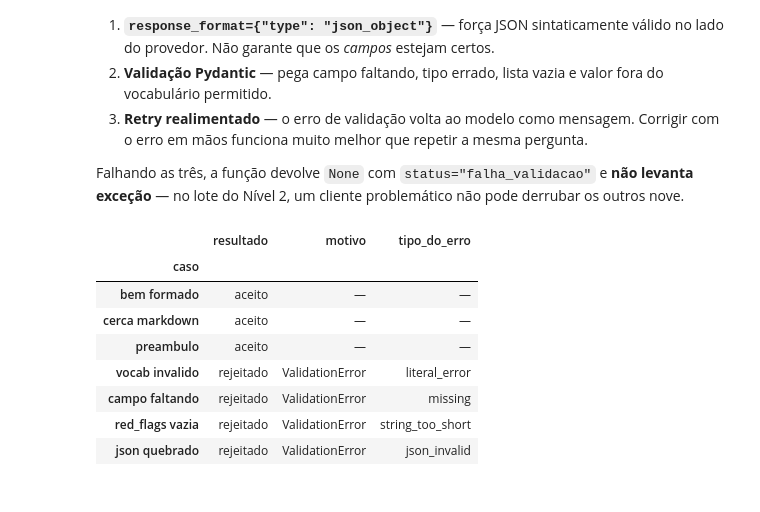
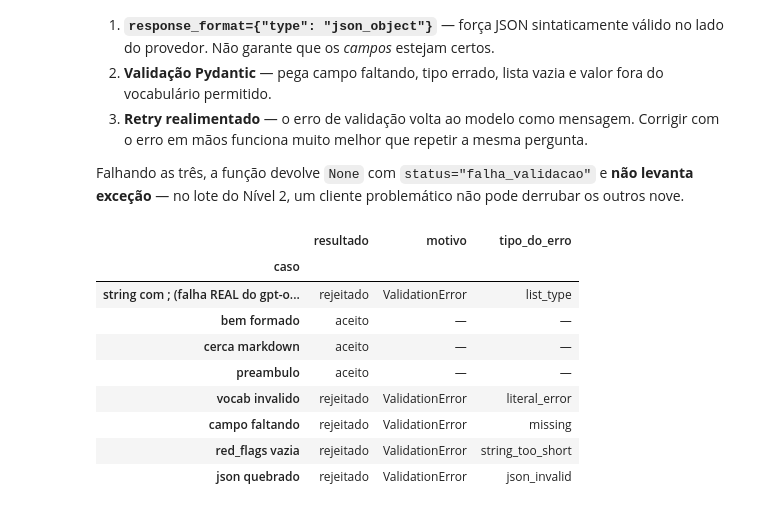
Before and after one commit to kevcruzz/desafio-pld-itau, a Jupyter notebook: nivel_1/nivel_1.ipynb, the cells around one changed output. Saved outputs shown, nothing was run; the diff lists cells and outputs as text; code cells hidden in the pictures.

````diff
--- a/nivel_1/nivel_1.ipynb
+++ b/nivel_1/nivel_1.ipynb
@@ -694,29 +785,32 @@ Falhando as três, a função devolve `None` com `status="falha_validacao"` e **
 no lote do Nível 2, um cliente problemático não pode derrubar os outros nove.
 # %%
 casos = [
+    ("string com ; (falha REAL do gpt-oss-120b)",
+      '{"nivel_risco":"alto","tipologia_suspeita":"Remessa atipica","red_flags":"op_acima_do_limite; ticket_acima_da_mediana; moeda_estrangeira","justificativa":"Operacao destoa em ordem de grandeza do restante da conta."}'),
     ("bem formado",     '{"nivel_risco":"alto","tipologia_suspeita":"Fracionamento","red_flags":["3 ops no mesmo dia"],"justificativa":"Padrao compativel com estruturacao de valores para evitar limite de reporte."}'),
     ("cerca markdown",  '```json\n{"nivel_risco":"medio","tipologia_suspeita":"Valor atipico","red_flags":["operacao 12x a mediana"],"justificativa":"Operacao muito acima do padrao historico observado no cliente."}\n```'),
     ("preambulo",       'Claro! Aqui esta a analise:\n{"nivel_risco":"baixo","tipologia_suspeita":"Nao caracterizada","red_flags":["sem indicios"],"justificativa":"Movimentacao compativel com o perfil declarado do cliente."}'),
     ("vocab invalido",  '{"nivel_risco":"altissimo","tipologia_suspeita":"X","red_flags":["y"],"justificativa":"texto suficientemente longo para passar"}'),
     ("campo faltando",  '{"nivel_risco":"alto","red_flags":["y"],"justificativa":"texto suficientemente longo para passar"}'),
     ("red_flags vazia", '{"nivel_risco":"alto","tipologia_suspeita":"X","red_flags":[],"justificativa":"texto suficientemente longo para passar"}'),
     ("json quebrado",   '{"nivel_risco": "alto", red_flags: }'),
 ]
 
 linhas = []
 for nome, texto in casos:
     obj, erro = llm.validar(texto, llm.ParecerPLD)
     linhas.append({
         "caso": nome,
         "resultado": "aceito" if obj else "rejeitado",
         "motivo": "—" if obj else erro.split("[")[0].strip().rstrip(":"),
         "tipo_do_erro": "—" if obj else (erro.split("'type': '")[1].split("'")[0] if "'type': '" in erro else "—"),
     })
 
 pd.DataFrame(linhas).set_index("caso")
 # %% [output]
 |  | resultado | motivo | tipo_do_erro |
 | caso |  |  |  |
+| string com ; (falha REAL do gpt-o... | rejeitado | ValidationError | list_type |
 | bem formado | aceito | — | — |
 | cerca markdown | aceito | — | — |
 | preambulo | aceito | — | — |
````
Also changed, not shown: parts of 6 cells of this notebook.
